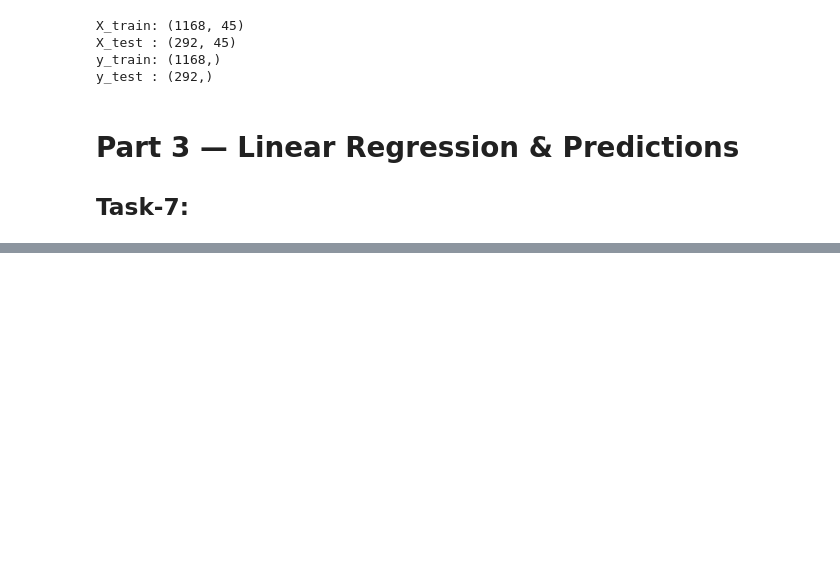
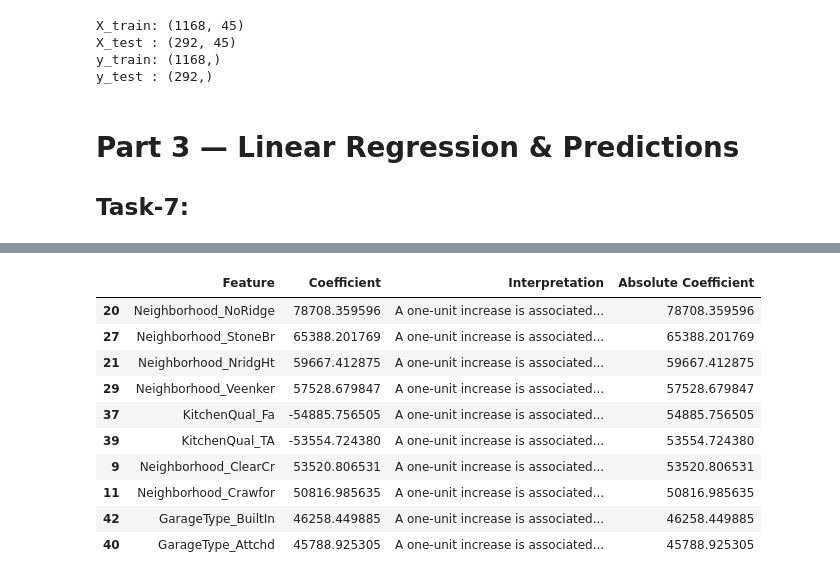
Before and after one commit to abdulqudoos181005/ML_leaning_journey, a Jupyter notebook: week-5/lab-5_abdul-qudoos.ipynb, the cells around one changed output, grey strips where cells are left out. Saved outputs shown, nothing was run; the diff lists cells and outputs as text; code cells hidden in the pictures; blank space fills up the shorter version.

```diff
--- a/week-5/lab-5_abdul-qudoos.ipynb
+++ b/week-5/lab-5_abdul-qudoos.ipynb
@@ -178,0 +356,24 @@ y_test : (292,)
+# %%
+coef_table_sorted = coef_table.copy()
+
+coef_table_sorted["Absolute Coefficient"] = (
+    coef_table_sorted["Coefficient"].abs()
+)
+
+display(
+    coef_table_sorted
+    .sort_values("Absolute Coefficient", ascending=False)
+    .head(10)
+)
+# %% [output]
+|  | Feature | Coefficient | Interpretation | Absolute Coefficient |
+| 20 | Neighborhood_NoRidge | 78708.359596 | A one-unit increase is associated... | 78708.359596 |
+| 27 | Neighborhood_StoneBr | 65388.201769 | A one-unit increase is associated... | 65388.201769 |
+| 21 | Neighborhood_NridgHt | 59667.412875 | A one-unit increase is associated... | 59667.412875 |
+| 29 | Neighborhood_Veenker | 57528.679847 | A one-unit increase is associated... | 57528.679847 |
+| 37 | KitchenQual_Fa | -54885.756505 | A one-unit increase is associated... | 54885.756505 |
+| 39 | KitchenQual_TA | -53554.724380 | A one-unit increase is associated... | 53554.724380 |
+| 9 | Neighborhood_ClearCr | 53520.806531 | A one-unit increase is associated... | 53520.806531 |
+| 11 | Neighborhood_Crawfor | 50816.985635 | A one-unit increase is associated... | 50816.985635 |
+| 42 | GarageType_BuiltIn | 46258.449885 | A one-unit increase is associated... | 46258.449885 |
+| 40 | GarageType_Attchd | 45788.925305 | A one-unit increase is associated... | 45788.925305 |
```
Also changed, not shown: parts of 13 cells of this notebook, 2 other files.
